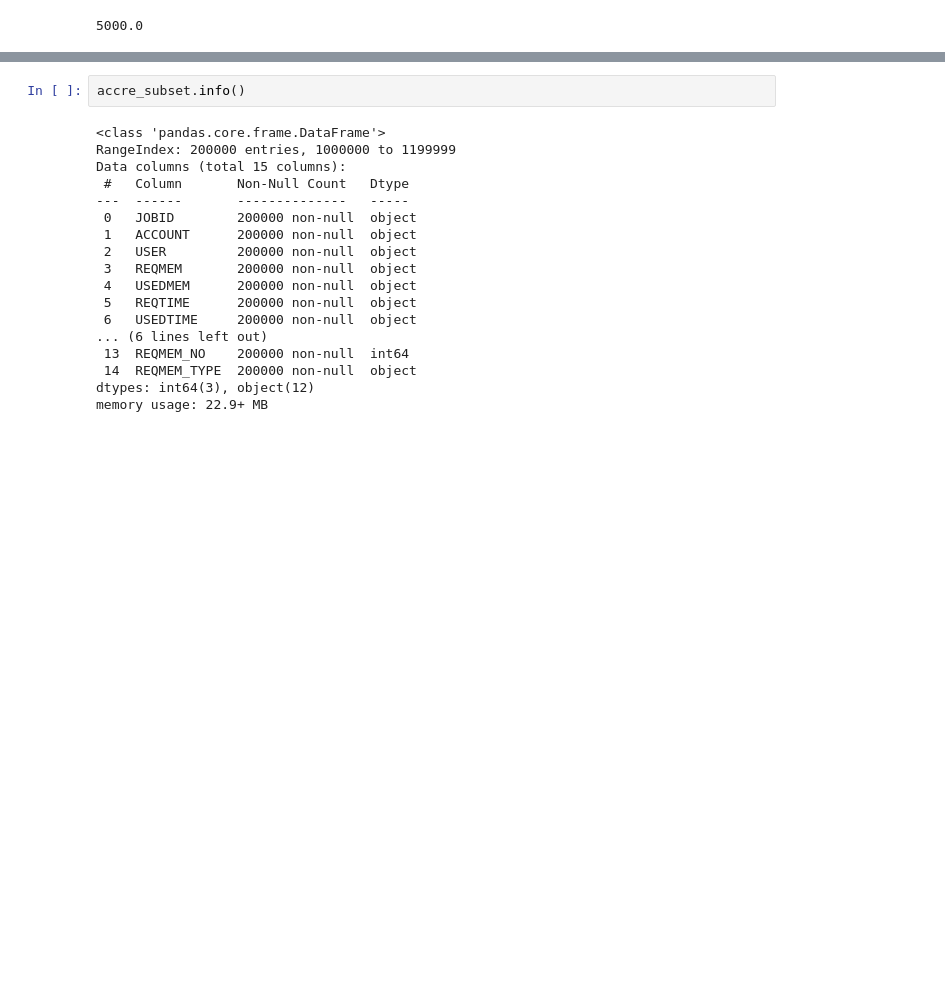
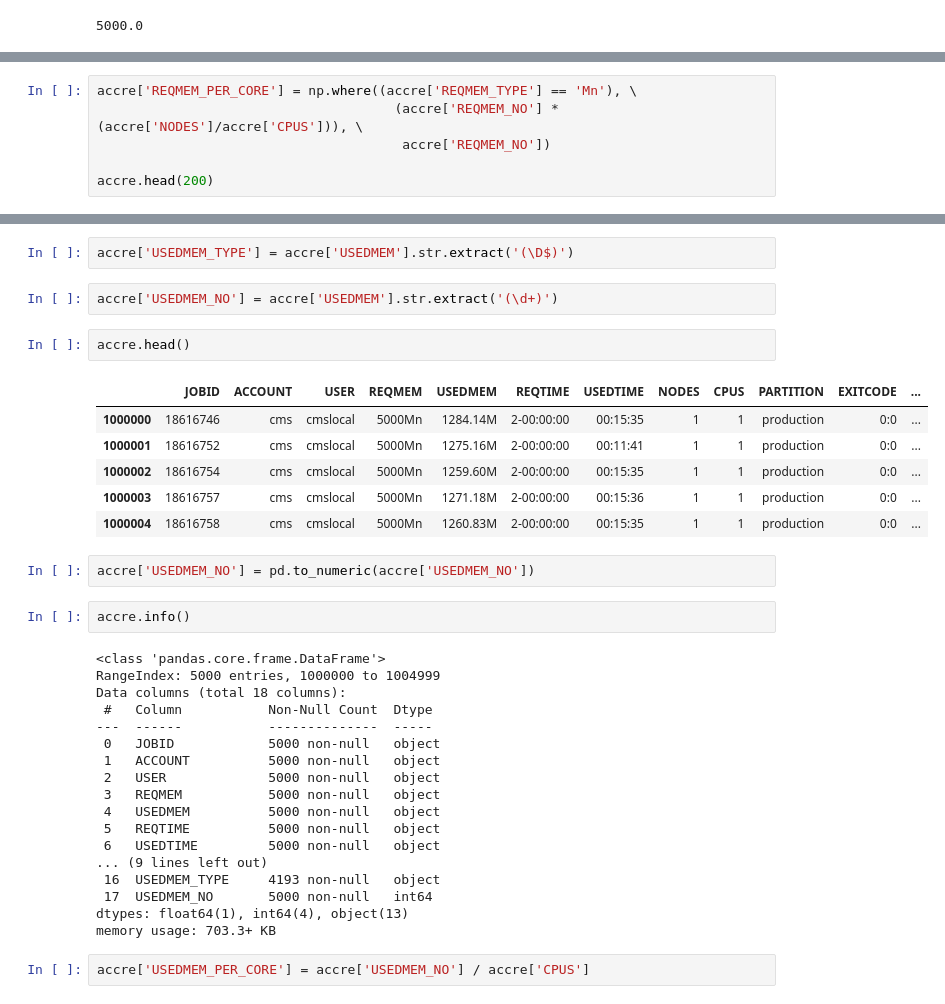
Before and after one commit to nss-data-science-cohort-4/dq2-accre-valkyries, a Jupyter notebook: notebooks/dq2-accre-vai2fc.ipynb, the cells around one changed output, grey strips where cells are left out. Saved outputs shown, nothing was run; the diff lists cells and outputs as text; blank space fills up the shorter version.

```diff
--- a/notebooks/dq2-accre-vai2fc.ipynb
+++ b/notebooks/dq2-accre-vai2fc.ipynb
@@ -225,0 +237,6 @@ NameError: name 'REQMEM_TYPE' is not defined
+# %%
+accre['REQMEM_PER_CORE'] = np.where((accre['REQMEM_TYPE'] == 'Mn'), \
+                                      (accre['REQMEM_NO'] * (accre['NODES']/accre['CPUS'])), \
+                                       accre['REQMEM_NO'])
+
+accre.head(200)
@@ -226,20 +257,37 @@ NameError: name 'REQMEM_TYPE' is not defined
+# %%
+accre['USEDMEM_TYPE'] = accre['USEDMEM'].str.extract('(\D$)')
+# %%
+accre['USEDMEM_NO'] = accre['USEDMEM'].str.extract('(\d+)')
+# %%
+accre.head()
+# %% [output]
+|  | JOBID | ACCOUNT | USER | REQMEM | USEDMEM | REQTIME | USEDTIME | NODES | CPUS | PARTITION | EXITCODE | ... |
+| 1000000 | 18616746 | cms | cmslocal | 5000Mn | 1284.14M | 2-00:00:00 | 00:15:35 | 1 | 1 | production | 0:0 | ... |
+| 1000001 | 18616752 | cms | cmslocal | 5000Mn | 1275.16M | 2-00:00:00 | 00:11:41 | 1 | 1 | production | 0:0 | ... |
+| 1000002 | 18616754 | cms | cmslocal | 5000Mn | 1259.60M | 2-00:00:00 | 00:15:35 | 1 | 1 | production | 0:0 | ... |
+| 1000003 | 18616757 | cms | cmslocal | 5000Mn | 1271.18M | 2-00:00:00 | 00:15:36 | 1 | 1 | production | 0:0 | ... |
+| 1000004 | 18616758 | cms | cmslocal | 5000Mn | 1260.83M | 2-00:00:00 | 00:15:35 | 1 | 1 | production | 0:0 | ... |
+# %%
+accre['USEDMEM_NO'] = pd.to_numeric(accre['USEDMEM_NO'])
 # %%
-accre_subset.info()
+accre.info()
 # %% [output]
 <class 'pandas.core.frame.DataFrame'>
-RangeIndex: 200000 entries, 1000000 to 1199999
-Data columns (total 15 columns):
- #   Column       Non-Null Count   Dtype
----  ------       --------------   -----
- 0   JOBID        200000 non-null  object
- 1   ACCOUNT      200000 non-null  object
- 2   USER         200000 non-null  object
- 3   REQMEM       200000 non-null  object
- 4   USEDMEM      200000 non-null  object
- 5   REQTIME      200000 non-null  object
- 6   USEDTIME     200000 non-null  object
-... (6 lines left out)
- 13  REQMEM_NO    200000 non-null  int64
- 14  REQMEM_TYPE  200000 non-null  object
-dtypes: int64(3), object(12)
-memory usage: 22.9+ MB
+RangeIndex: 5000 entries, 1000000 to 1004999
+Data columns (total 18 columns):
+ #   Column           Non-Null Count  Dtype
+---  ------           --------------  -----
+ 0   JOBID            5000 non-null   object
+ 1   ACCOUNT          5000 non-null   object
+ 2   USER             5000 non-null   object
+ 3   REQMEM           5000 non-null   object
+ 4   USEDMEM          5000 non-null   object
+ 5   REQTIME          5000 non-null   object
+ 6   USEDTIME         5000 non-null   object
+... (9 lines left out)
+ 16  USEDMEM_TYPE     4193 non-null   object
+ 17  USEDMEM_NO       5000 non-null   int64
+dtypes: float64(1), int64(4), object(13)
+memory usage: 703.3+ KB
+# %%
+accre['USEDMEM_PER_CORE'] = accre['USEDMEM_NO'] / accre['CPUS']
```
Also changed, not shown: parts of 20 cells of this notebook.
